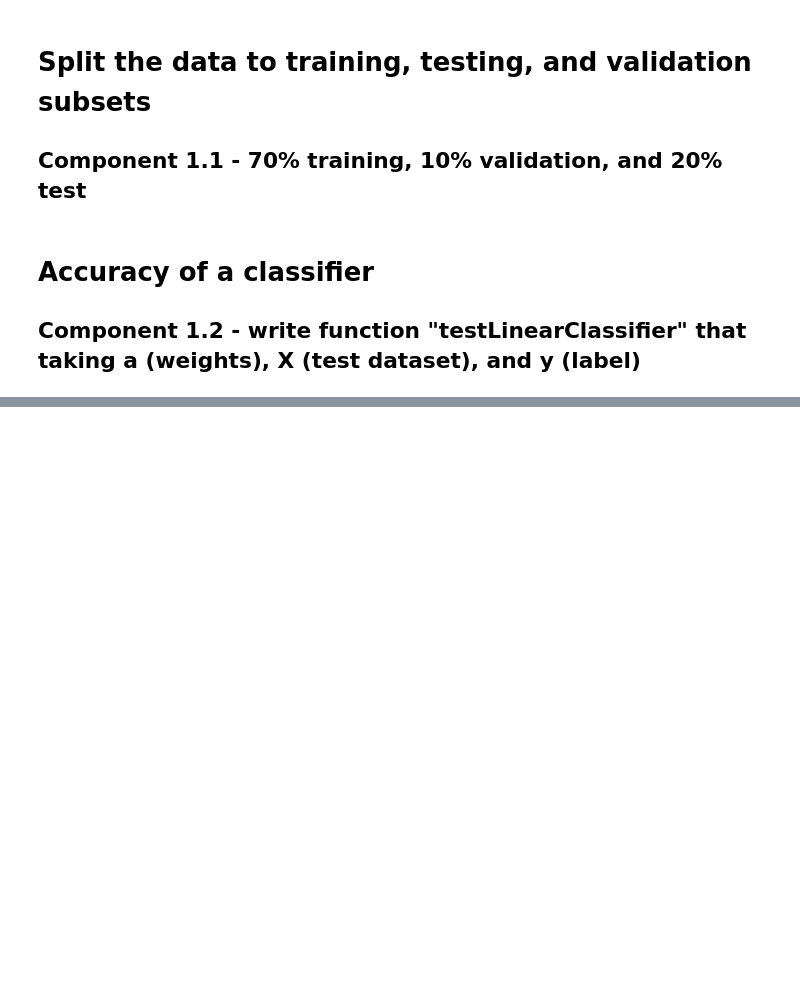
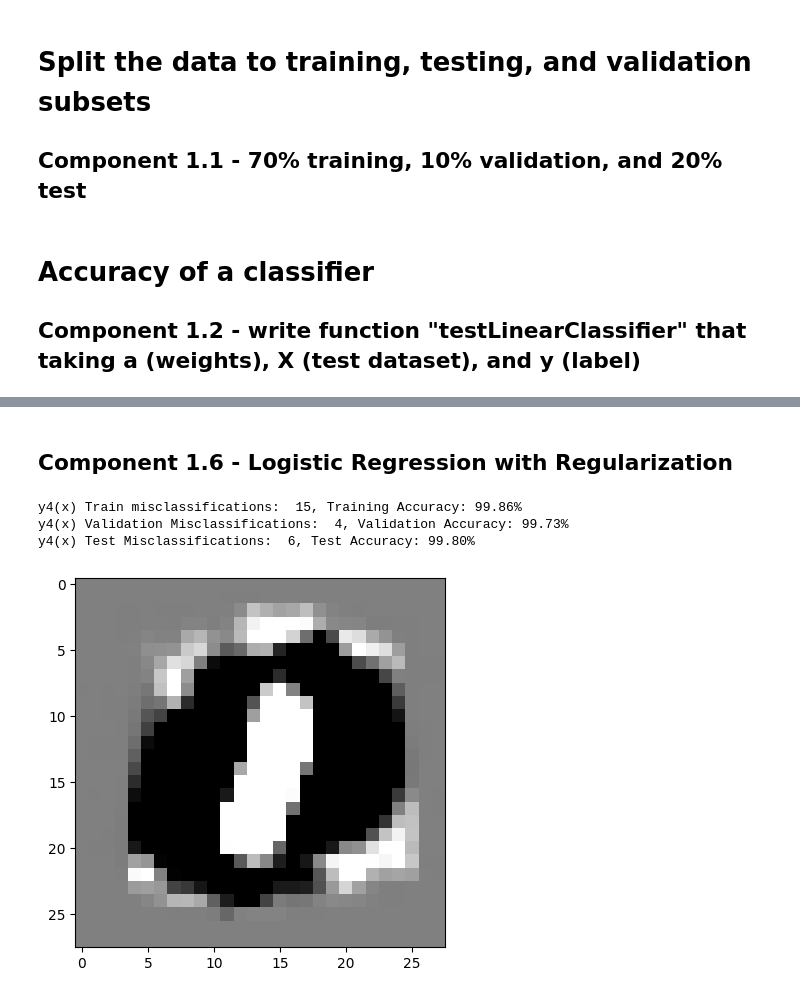
Before and after one commit to JayIke/machine-learning, a Jupyter notebook: MNIST_Classification/Project.ipynb, the cells around one changed output, grey strips where cells are left out. Saved outputs shown, nothing was run; the diff lists cells and outputs as text; code cells hidden in the pictures; blank space fills up the shorter version.

```diff
--- a/MNIST_Classification/Project.ipynb
+++ b/MNIST_Classification/Project.ipynb
@@ -481,0 +268,42 @@ def optimizeHyperparameters(Xtrain,ytrain):
+# %% [markdown]
+## Component 1.6 - Logistic Regression with Regularization
+# %%
+
+def logisticRegressionWithRegularization(X4,y4,iterations=100,step_size=1e-4,lam=0,verbose=False):
+    # Add a bias term to the input features
+    X_bias = np.concatenate([X4, np.ones((X4.shape[0], 1))], axis=1)
+
+    # Initialize weights before loop
+    a4 = np.zeros(X_bias.shape[1])
+
+    for _ in range(iterations):
+        # Predict probabilities
+        y_pred = expit((np.dot(X_bias,a4)))
+
+        # Calculate gradient of log-likelihood
+        gradient = np.dot(X_bias.T, (y4 - y_pred)) - lam * a4
+        gradient[-1] += lam * a4[-1] # Exclude lambda for bias term
+
+        # Update the weights using gradient ascent
+        a4 += step_size * gradient
+
+    return a4
+
+
+#------SIMPLE TESTING ON THE TRAINING DATA ITSELF --------------
+a4 = logisticRegressionWithRegularization(X_train,y_train,iterations=100,lam=1)
+plt.imshow(np.reshape(a4[:-1],(28,28)),cmap='gray',vmin=-5,vmax=5)
+
+train,tacc = testLinearClassifier(a4,X_train,y_train)
+val,vacc = testLinearClassifier(a4,X_val,y_val)
+test,testacc = testLinearClassifier(a4,X_test,y_test)
+
+
+print(f'\ny4(x) Train misclassifications:  {train}, Training Accuracy: {tacc*100:.2f}%')
+print(f'y4(x) Validation Misclassifications:  {val}, Validation Accuracy: {vacc*100:.2f}%')
+print(f"y4(x) Test Misclassifications:  {test}, Test Accuracy: {testacc*100:.2f}%")
+# %% [output]
+y4(x) Train misclassifications:  15, Training Accuracy: 99.86%
+y4(x) Validation Misclassifications:  4, Validation Accuracy: 99.73%
+y4(x) Test Misclassifications:  6, Test Accuracy: 99.80%
+[figure, added]
```
Also changed, not shown: parts of 27 cells of this notebook.
